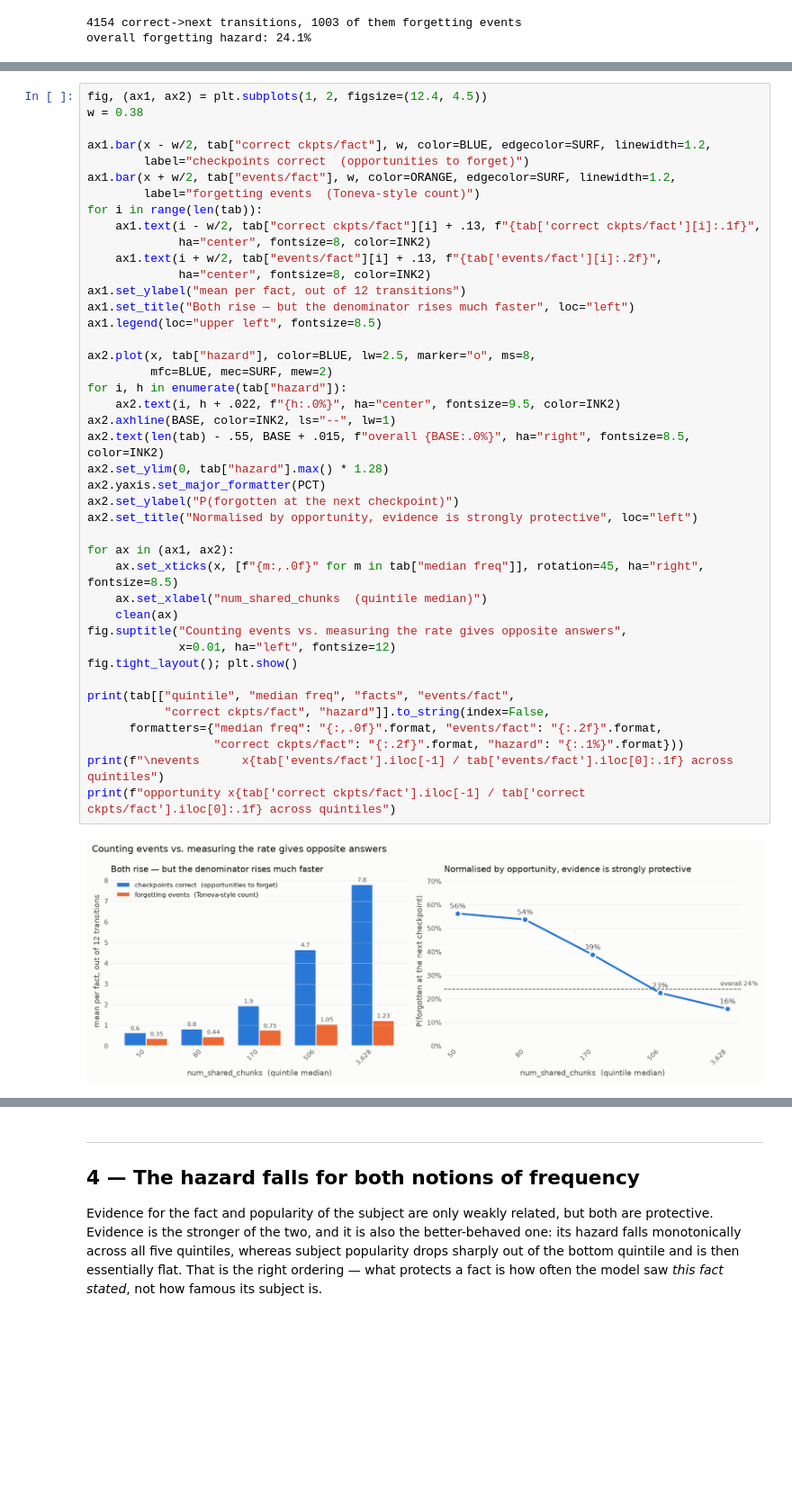
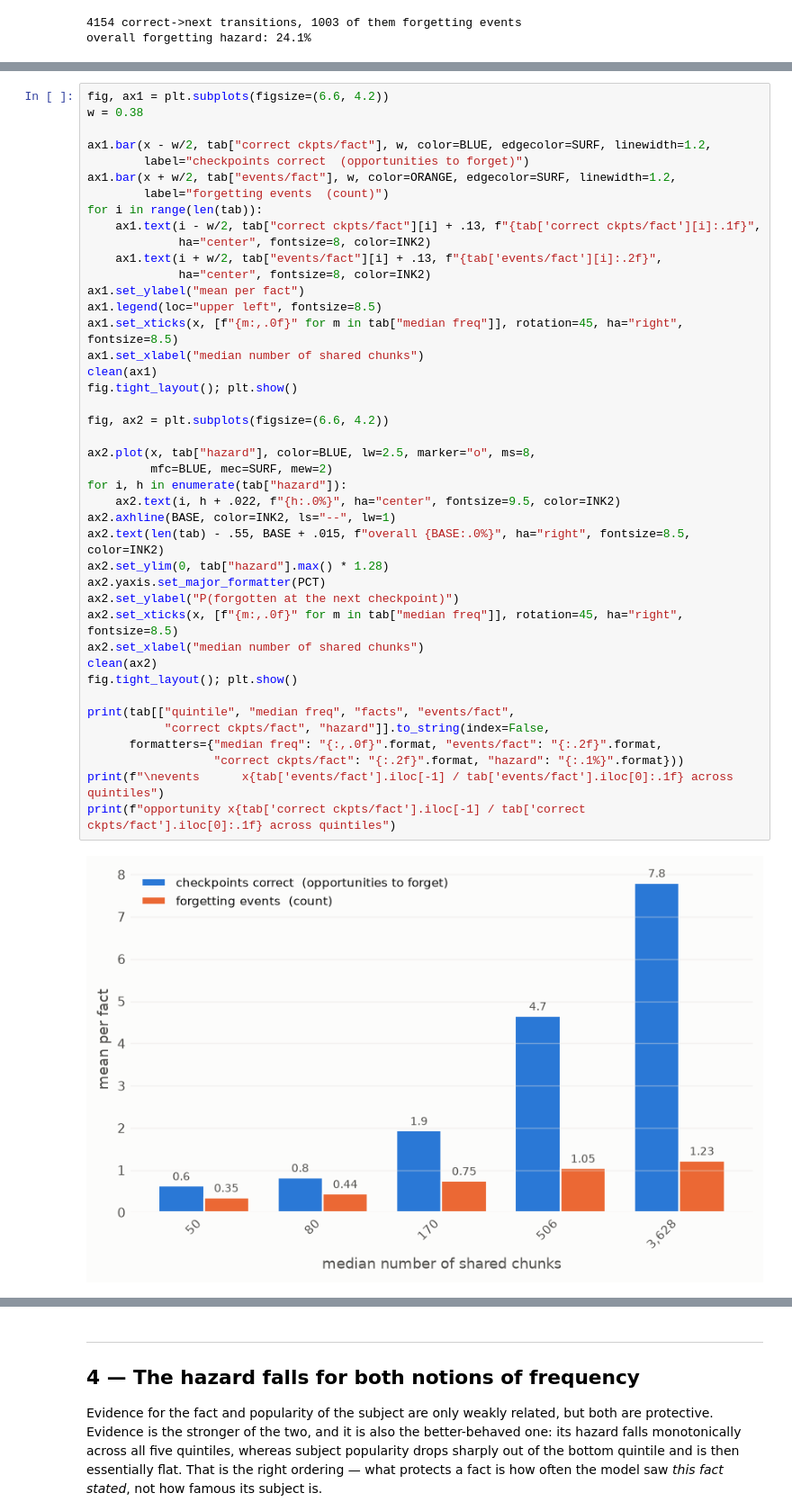
Before and after one commit to OvadiaOmer3/NLPFinalProject, a Jupyter notebook: frequency_and_forgetting.ipynb, the cells around one changed output, grey strips where cells are left out. Shown at 90% size. Saved outputs shown, nothing was run; the diff lists cells and outputs as text; blank space fills up the shorter version.

Commit message:
cleaning code

```diff
--- a/frequency_and_forgetting.ipynb
+++ b/frequency_and_forgetting.ipynb
@@ -241,44 +270,44 @@ events by opportunities reverses the sign.
 # %%
-fig, (ax1, ax2) = plt.subplots(1, 2, figsize=(12.4, 4.5))
+fig, ax1 = plt.subplots(figsize=(6.6, 4.2))
 w = 0.38
 
 ax1.bar(x - w/2, tab["correct ckpts/fact"], w, color=BLUE, edgecolor=SURF, linewidth=1.2,
         label="checkpoints correct  (opportunities to forget)")
 ax1.bar(x + w/2, tab["events/fact"], w, color=ORANGE, edgecolor=SURF, linewidth=1.2,
-        label="forgetting events  (Toneva-style count)")
+        label="forgetting events  (count)")
 for i in range(len(tab)):
     ax1.text(i - w/2, tab["correct ckpts/fact"][i] + .13, f"{tab['correct ckpts/fact'][i]:.1f}",
              ha="center", fontsize=8, color=INK2)
     ax1.text(i + w/2, tab["events/fact"][i] + .13, f"{tab['events/fact'][i]:.2f}",
              ha="center", fontsize=8, color=INK2)
-ax1.set_ylabel("mean per fact, out of 12 transitions")
-ax1.set_title("Both rise — but the denominator rises much faster", loc="left")
+ax1.set_ylabel("mean per fact")
 ax1.legend(loc="upper left", fontsize=8.5)
+ax1.set_xticks(x, [f"{m:,.0f}" for m in tab["median freq"]], rotation=45, ha="right", fontsize=8.5)
+ax1.set_xlabel("median number of shared chunks")
+clean(ax1)
+fig.tight_layout(); plt.show()
+
+fig, ax2 = plt.subplots(figsize=(6.6, 4.2))
 
 ax2.plot(x, tab["hazard"], color=BLUE, lw=2.5, marker="o", ms=8,
          mfc=BLUE, mec=SURF, mew=2)
 for i, h in enumerate(tab["hazard"]):
     ax2.text(i, h + .022, f"{h:.0%}", ha="center", fontsize=9.5, color=INK2)
 ax2.axhline(BASE, color=INK2, ls="--", lw=1)
 ax2.text(len(tab) - .55, BASE + .015, f"overall {BASE:.0%}", ha="right", fontsize=8.5, color=INK2)
 ax2.set_ylim(0, tab["hazard"].max() * 1.28)
 ax2.yaxis.set_major_formatter(PCT)
 ax2.set_ylabel("P(forgotten at the next checkpoint)")
-ax2.set_title("Normalised by opportunity, evidence is strongly protective", loc="left")
-
-for ax in (ax1, ax2):
-    ax.set_xticks(x, [f"{m:,.0f}" for m in tab["median freq"]], rotation=45, ha="right", fontsize=8.5)
-    ax.set_xlabel("num_shared_chunks  (quintile median)")
-    clean(ax)
-fig.suptitle("Counting events vs. measuring the rate gives opposite answers",
-             x=0.01, ha="left", fontsize=12)
+ax2.set_xticks(x, [f"{m:,.0f}" for m in tab["median freq"]], rotation=45, ha="right", fontsize=8.5)
+ax2.set_xlabel("median number of shared chunks")
+clean(ax2)
 fig.tight_layout(); plt.show()
 
 print(tab[["quintile", "median freq", "facts", "events/fact",
            "correct ckpts/fact", "hazard"]].to_string(index=False,
       formatters={"median freq": "{:,.0f}".format, "events/fact": "{:.2f}".format,
                   "correct ckpts/fact": "{:.2f}".format, "hazard": "{:.1%}".format}))
 print(f"\nevents      x{tab['events/fact'].iloc[-1] / tab['events/fact'].iloc[0]:.1f} across quintiles")
 print(f"opportunity x{tab['correct ckpts/fact'].iloc[-1] / tab['correct ckpts/fact'].iloc[0]:.1f} across quintiles")
 # %% [output]
-[figure, old version]
+[figure, new version]
```
Also changed, not shown: parts of 4 cells of this notebook, 10 other files.
